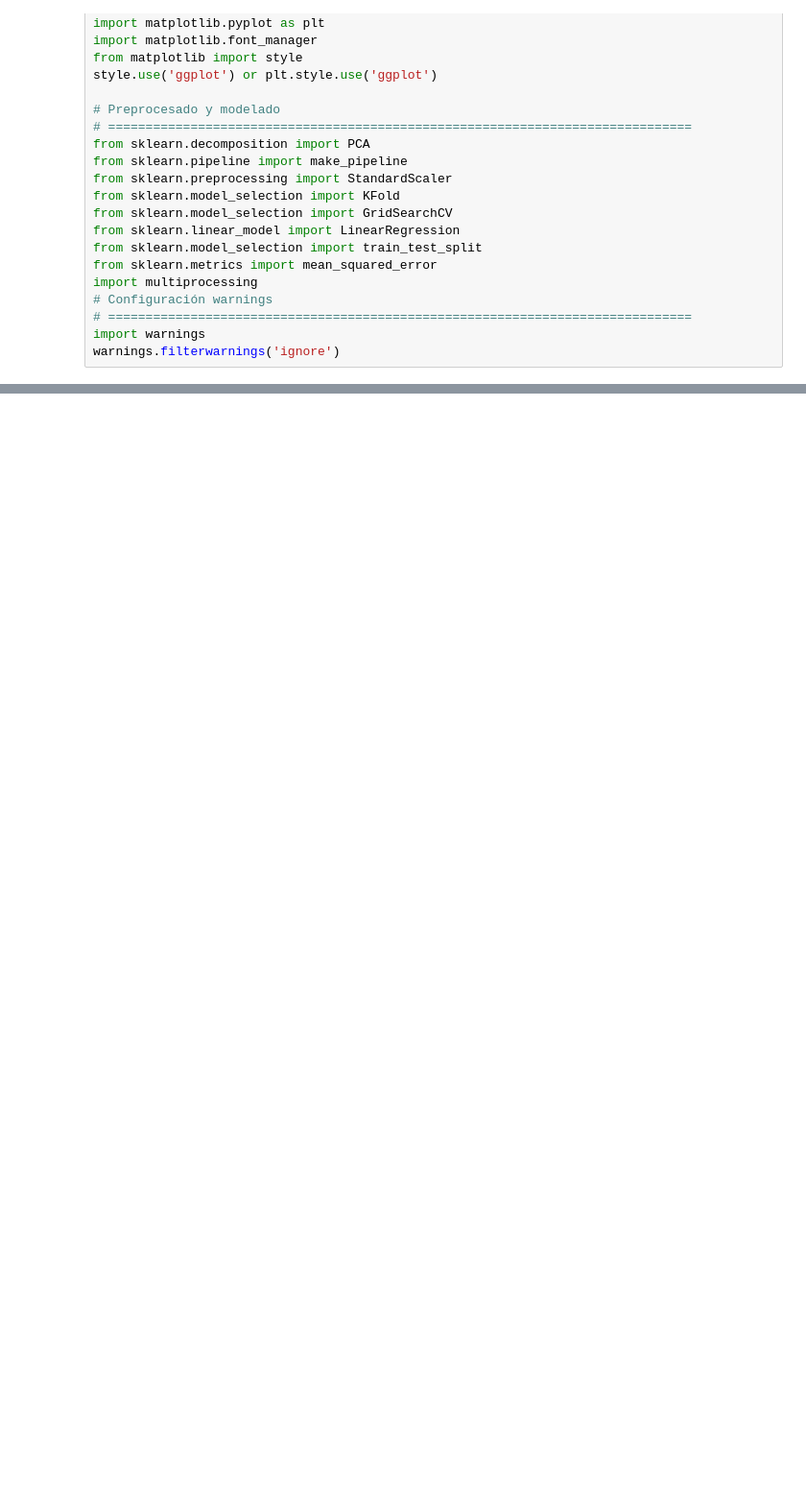
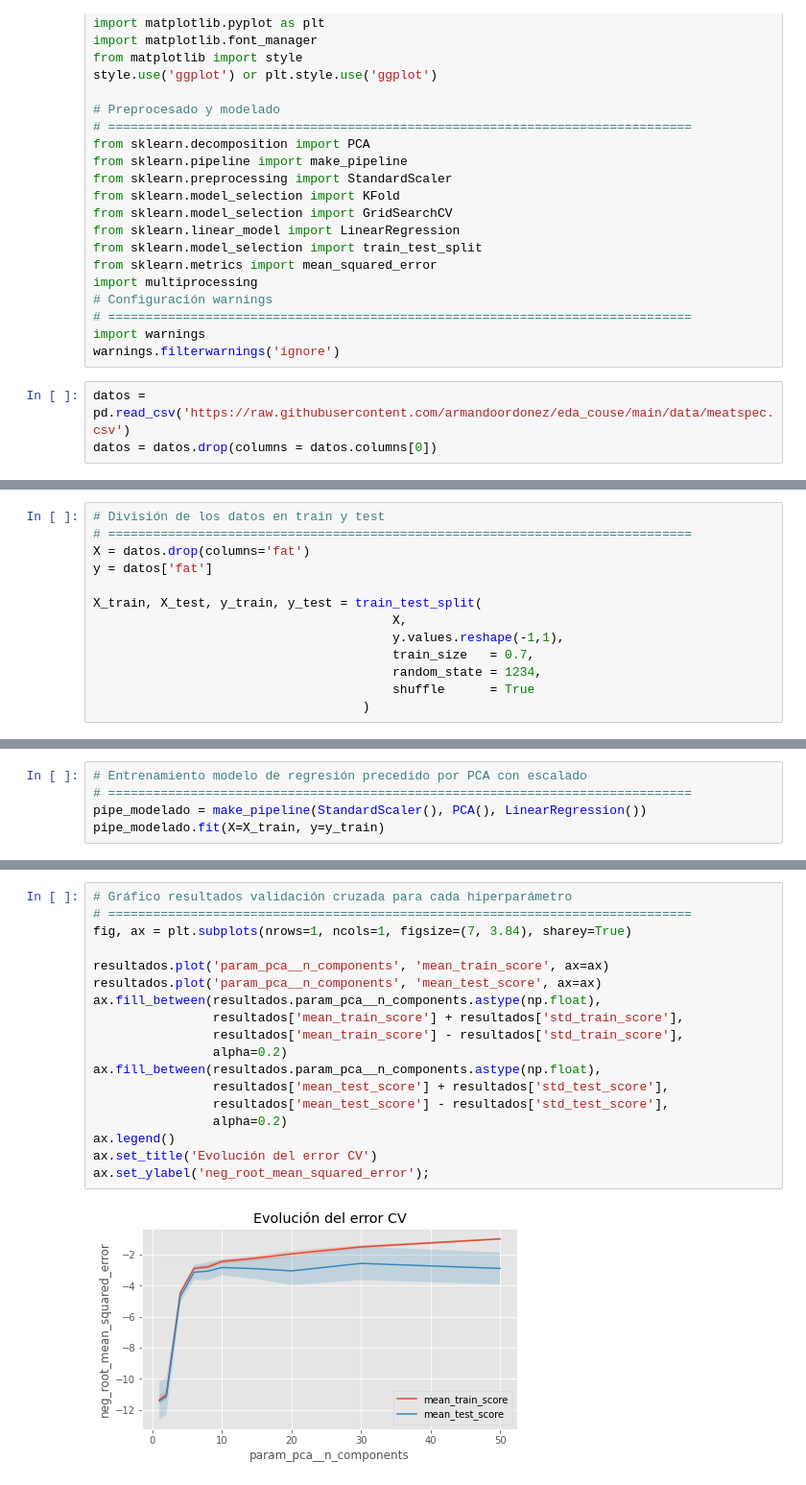
Before and after one commit to armandoordonez/eda_couse, a Jupyter notebook: PCR.ipynb, the cells around one changed output, grey strips where cells are left out. Shown at 96% size. Cells and saved outputs as stored; diff of their text form; blank space fills up the shorter version.

```diff
--- a/PCR.ipynb
+++ b/PCR.ipynb
@@ -31,3 +37,6 @@ import multiprocessing
 # ==============================================================================
 import warnings
 warnings.filterwarnings('ignore')
+# %%
+datos = pd.read_csv('https://raw.githubusercontent.com/armandoordonez/eda_couse/main/data/meatspec.csv')
+datos = datos.drop(columns = datos.columns[0])
@@ -33,0 +85,13 @@ warnings.filterwarnings('ignore')
+# %%
+# División de los datos en train y test
+# ==============================================================================
+X = datos.drop(columns='fat')
+y = datos['fat']
+
+X_train, X_test, y_train, y_test = train_test_split(
+                                        X,
+                                        y.values.reshape(-1,1),
+                                        train_size   = 0.7,
+                                        random_state = 1234,
+                                        shuffle      = True
+                                    )
@@ -33,0 +122,5 @@ warnings.filterwarnings('ignore')
+# %%
+# Entrenamiento modelo de regresión precedido por PCA con escalado
+# ==============================================================================
+pipe_modelado = make_pipeline(StandardScaler(), PCA(), LinearRegression())
+pipe_modelado.fit(X=X_train, y=y_train)
@@ -33,0 +185,20 @@ warnings.filterwarnings('ignore')
+# %%
+# Gráfico resultados validación cruzada para cada hiperparámetro
+# ==============================================================================
+fig, ax = plt.subplots(nrows=1, ncols=1, figsize=(7, 3.84), sharey=True)
+
+resultados.plot('param_pca__n_components', 'mean_train_score', ax=ax)
+resultados.plot('param_pca__n_components', 'mean_test_score', ax=ax)
+ax.fill_between(resultados.param_pca__n_components.astype(np.float),
+                resultados['mean_train_score'] + resultados['std_train_score'],
+                resultados['mean_train_score'] - resultados['std_train_score'],
+                alpha=0.2)
+ax.fill_between(resultados.param_pca__n_components.astype(np.float),
+                resultados['mean_test_score'] + resultados['std_test_score'],
+                resultados['mean_test_score'] - resultados['std_test_score'],
+                alpha=0.2)
+ax.legend()
+ax.set_title('Evolución del error CV')
+ax.set_ylabel('neg_root_mean_squared_error');
+# %% [output]
+[figure, added]
```
Also changed, not shown: parts of 15 cells of this notebook.
